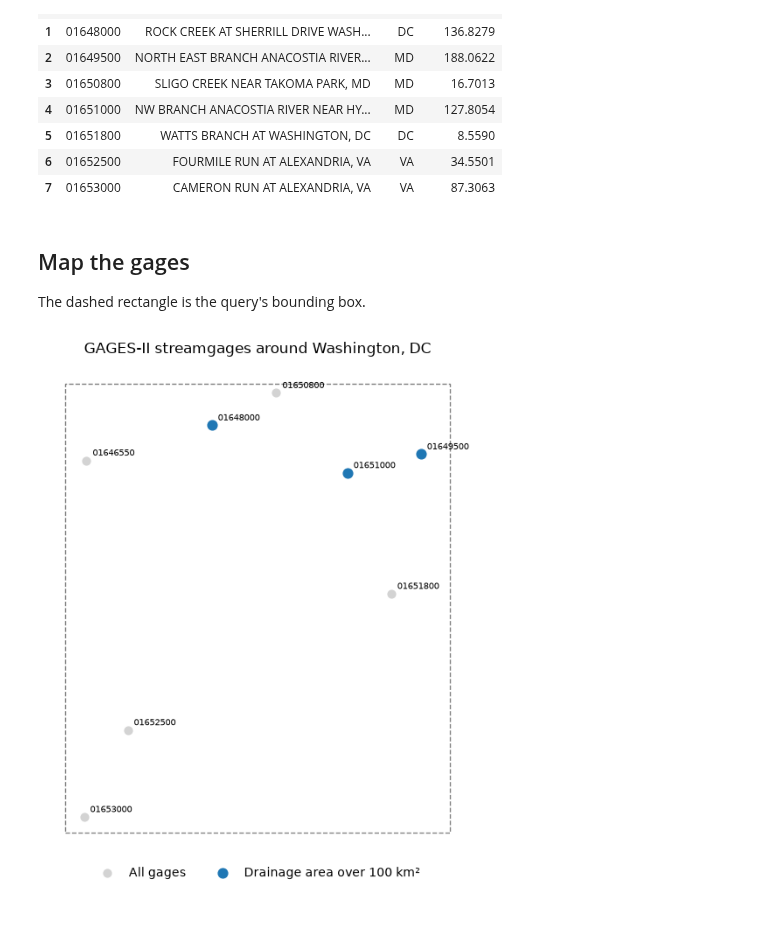
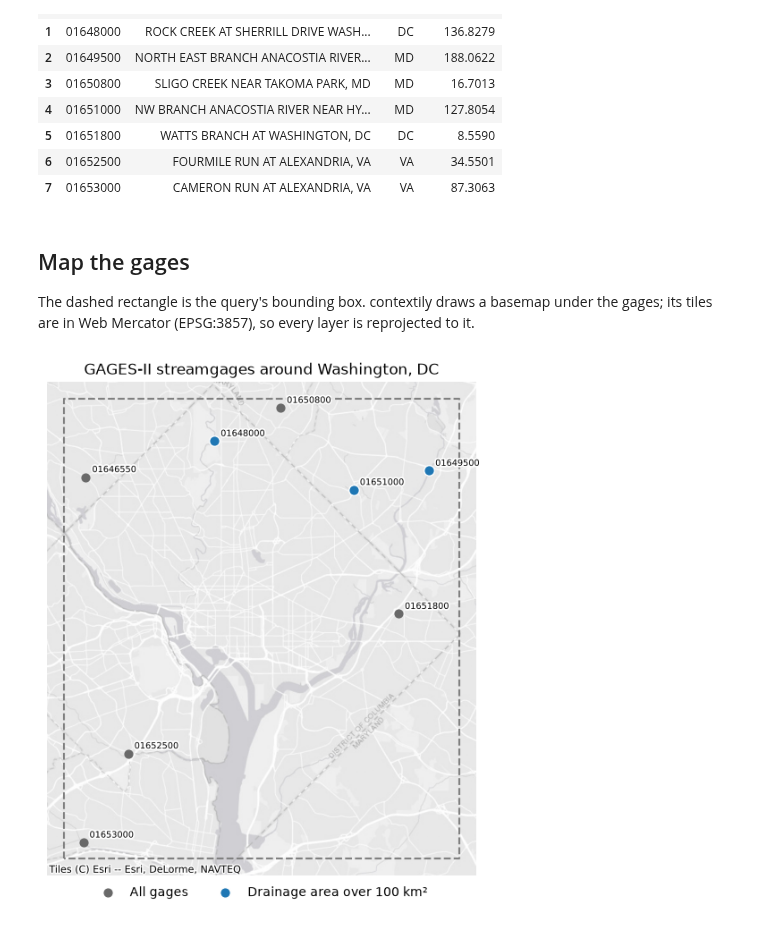
Before and after one commit to hyriver/water-ogcapi, a Jupyter notebook: docs/examples/fabricdata.ipynb, the cells around one changed output. Drawn from its saved outputs; the diff is of its cells as text; code cells hidden in the pictures.

```diff
--- a/docs/examples/fabricdata.ipynb
+++ b/docs/examples/fabricdata.ipynb
@@ -106,28 +106,41 @@ http://www.opengis.net/def/crs/OGC/1.3/CRS84
 # %% [markdown]
 ## Map the gages
 
-The dashed rectangle is the query's bounding box.
+The dashed rectangle is the query's bounding box. contextily draws a basemap under the
+gages; its tiles are in Web Mercator (EPSG:3857), so every layer is reprojected to it.
 # %%
+import contextily as ctx
+import matplotlib.patheffects as pe
 import matplotlib.pyplot as plt
-from matplotlib.patches import Rectangle
+import shapely
 
-big = gpd.GeoDataFrame.from_arrow(large.to_arrow())
-ax = frame.plot(color="lightgray", markersize=40, figsize=(6, 6.5), label="All gages")
-big.plot(ax=ax, color="tab:blue", markersize=60, label="Drainage area over 100 km²")
-for row in frame.itertuples():
+points = frame.to_crs(3857)
+big = gpd.GeoDataFrame.from_arrow(large.to_arrow()).to_crs(3857)
+box = gpd.GeoSeries([shapely.box(*DC)], crs=frame.crs).to_crs(3857)
+ax = points.plot(color="dimgray", markersize=40, figsize=(6, 6.5), label="All gages")
+big.plot(
+    ax=ax,
+    color="tab:blue",
+    edgecolor="white",
+    markersize=70,
+    label="Drainage area over 100 km²",
+)
+halo = [pe.withStroke(linewidth=2.5, foreground="white")]
+for row in points.itertuples():
     x, y = row.geometry.centroid.coords[0]
-    ax.annotate(row.staid, (x, y), xytext=(5, 4), textcoords="offset points", fontsize=7)
-west, south, east, north = DC
-ax.add_patch(
-    Rectangle((west, south), east - west, north - south, fill=False, ls="--", color="gray")
-)
-ax.set_xlim(west - 0.01, east + 0.01)
-ax.set_ylim(south - 0.01, north + 0.01)
+    ax.annotate(
+        row.staid, (x, y), xytext=(5, 4), textcoords="offset points", fontsize=7, path_effects=halo
+    )
+box.boundary.plot(ax=ax, color="gray", linestyle="--")
+west, south, east, north = box.total_bounds
+ax.set_xlim(west - 1000, east + 1000)  # meters
+ax.set_ylim(south - 1000, north + 1000)
+ctx.add_basemap(ax, source=ctx.providers.Esri.WorldGrayCanvas)
 ax.legend(loc="upper center", bbox_to_anchor=(0.5, 0), ncols=2, frameon=False)
 ax.set(title="GAGES-II streamgages around Washington, DC")
 ax.set_axis_off()
 plt.tight_layout()
 # %% [output]
-[figure, old version]
+[figure, new version]
 # %%
 fabric.close()
```
Also changed, not shown: 5 other files.
